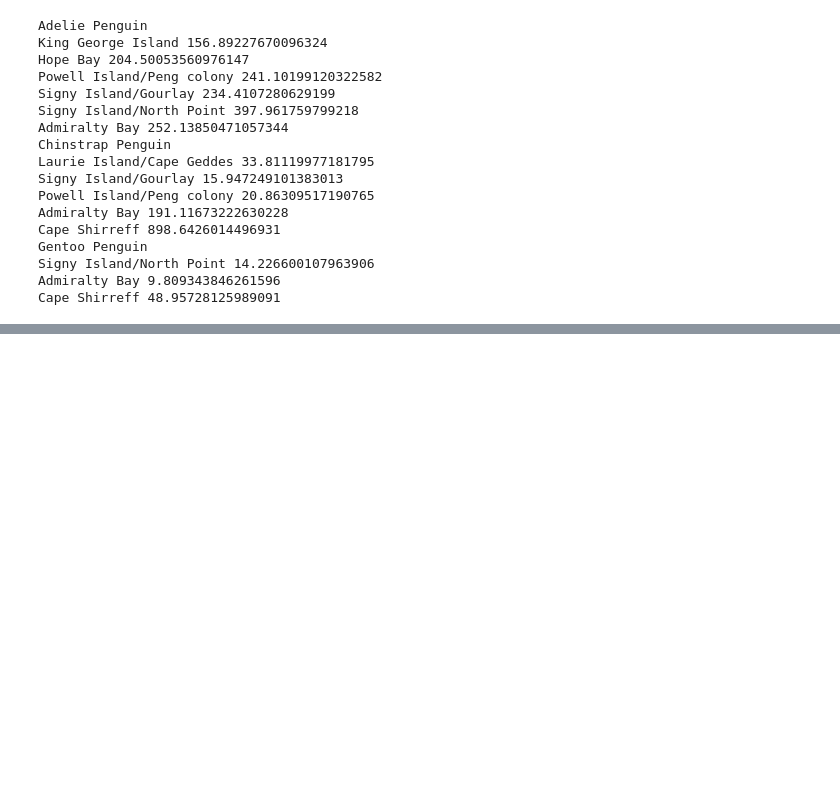
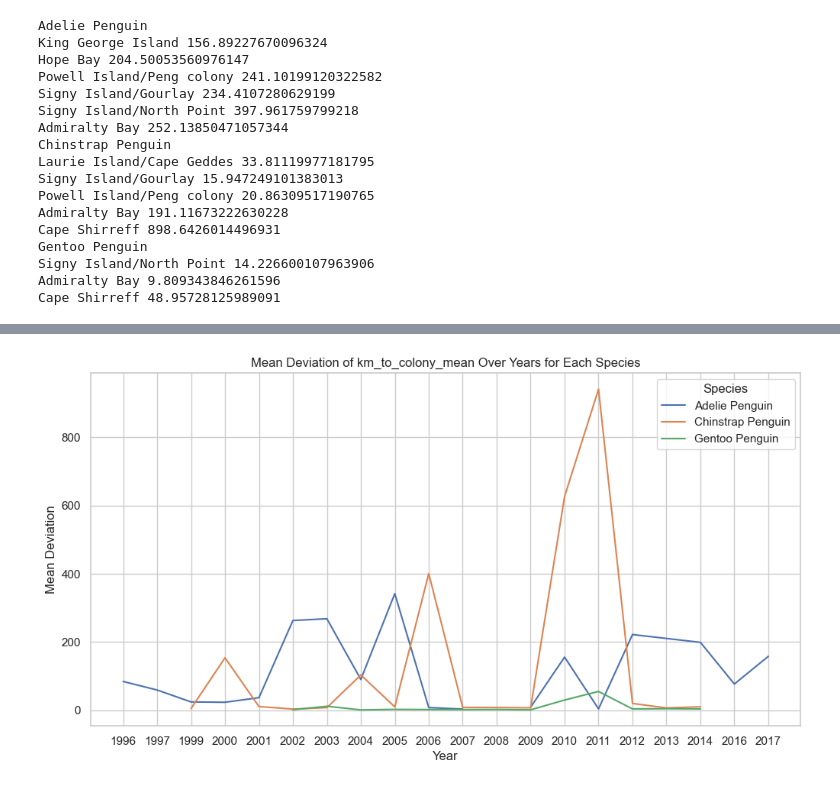
Before and after one commit to lennartp03/projectP, a Jupyter notebook: notebooks/penguin_feature_engineering.ipynb, the cells around one changed output, grey strips where cells are left out. Saved outputs shown, nothing was run; the diff lists cells and outputs as text; code cells hidden in the pictures; blank space fills up the shorter version.

```diff
--- a/notebooks/penguin_feature_engineering.ipynb
+++ b/notebooks/penguin_feature_engineering.ipynb
@@ -519,0 +671,18 @@ Cape Shirreff 48.95728125989091
+# %%
+# do it for each species independent of colony
+species = df['common_name'].unique()
+
+results_species = []
+for year in df_penguins_final['year'].unique():
+    print(year)
+    for specie in species:
+        print(specie)
+        df_specie = df_penguins_final[(df_penguins_final['common_name'] == specie) & (df_penguins_final['year'] == year)]
+        # Calculate mean deviation manually
+        mean_value = df_specie['km_to_colony_mean'].mean()
+        mean_deviation = (df_specie['km_to_colony_mean'] - mean_value).abs().mean()
+        results_species.append({'year': year, 'species': specie, 'mean deviation': mean_deviation})
+        print(mean_deviation)
+
+# Convert results to DataFrame
+results_species = pd.DataFrame(results_species)
@@ -519,0 +707,15 @@ Cape Shirreff 48.95728125989091
+# %%
+plt.figure(figsize=(12, 6))
+
+for specie in results_species['species'].unique():
+    specie_data = results_species[results_species['species'] == specie]
+    plt.plot(specie_data['year'], specie_data['mean deviation'], label=specie)
+
+plt.xlabel('Year')
+plt.ylabel('Mean Deviation')
+plt.title('Mean Deviation of km_to_colony_mean Over Years for Each Species')
+plt.legend(title='Species')
+plt.grid(True)
+plt.show()
+# %% [output]
+[figure, added]
```
Also changed, not shown: parts of 19 cells of this notebook, 4 other files.
